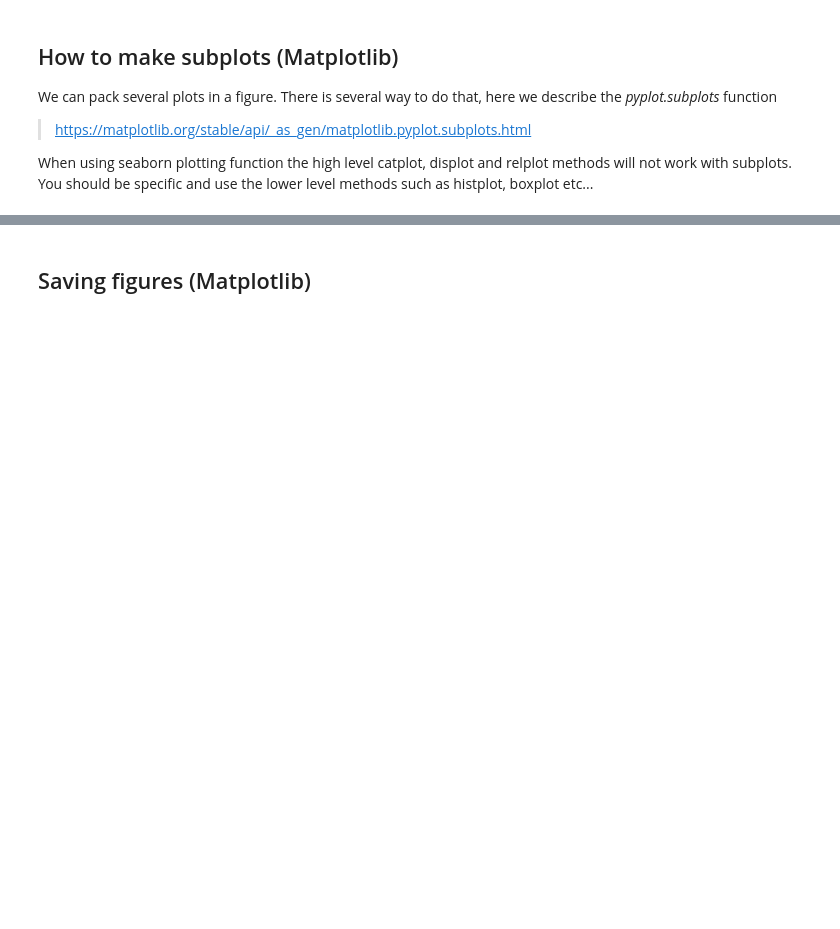
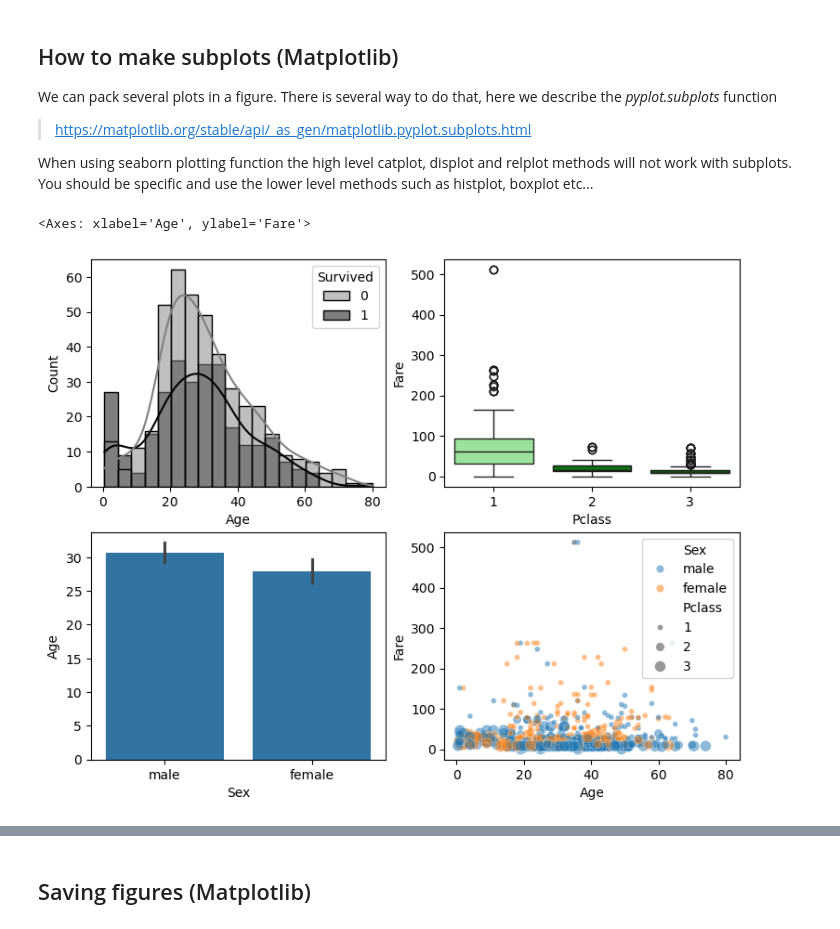
Before and after one commit to C3BI-pasteur-fr/scientific-python, a Jupyter notebook: notebooks/Courses/seaborn_cours.ipynb, the cells around one changed output, grey strips where cells are left out. Drawn from its saved outputs; the diff is of its cells as text; code cells hidden in the pictures; blank space fills up the shorter version.

```diff
--- a/notebooks/Courses/seaborn_cours.ipynb
+++ b/notebooks/Courses/seaborn_cours.ipynb
@@ -179,10 +256,13 @@ When using seaborn plotting function the high level catplot, displot and relplot
 # %%
 fig, axs = plt.subplots(2,2, figsize=(9,7)) # 2 rows, 2 columns
 
 sns.histplot(data=df, x="Age", hue="Survived", kde=True, ax=axs[0,0], palette=["grey", "black"])
-sns.boxplot(data=df, x="Pclass", y="Fare", ax=axs[0,1], palette=["lightgreen", "green", "darkgreen"])
+sns.boxplot(data=df, x="Pclass", y="Fare", ax=axs[0,1], hue="Pclass", palette=["lightgreen", "green", "darkgreen"], legend=False)
 sns.barplot(data=df, x="Sex", y="Age", ax=axs[1,0])
 sns.scatterplot(data=df, x="Age", y="Fare", hue="Sex", size="Pclass", alpha=0.5, ax=axs[1,1])
+# %% [output]
+<Axes: xlabel='Age', ylabel='Fare'>
+[figure, added]
 # %%
 # More complex visualisations can be incorporated in a function
 def titanic_graph():
```
Also changed, not shown: parts of 26 cells of this notebook.
